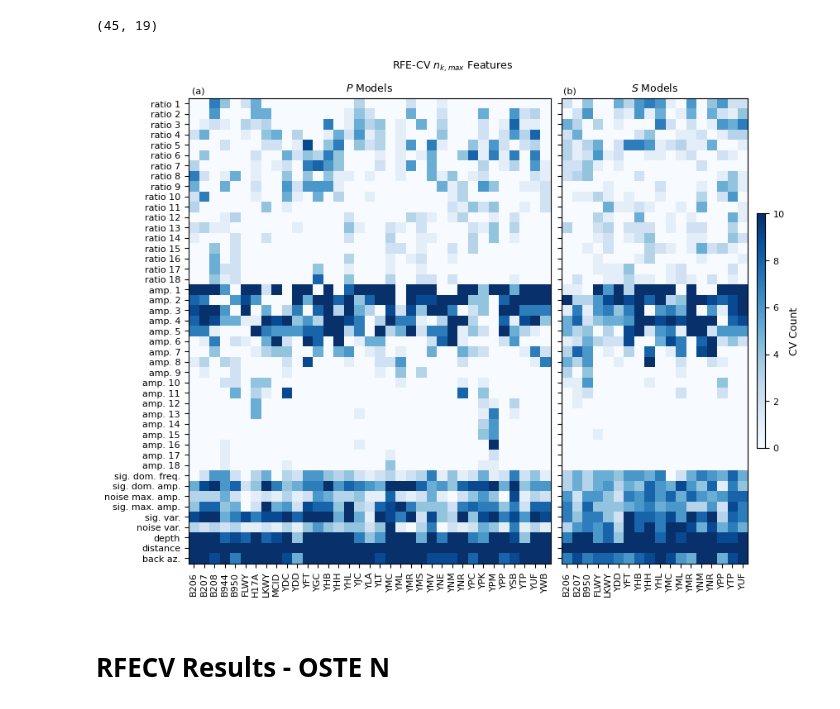
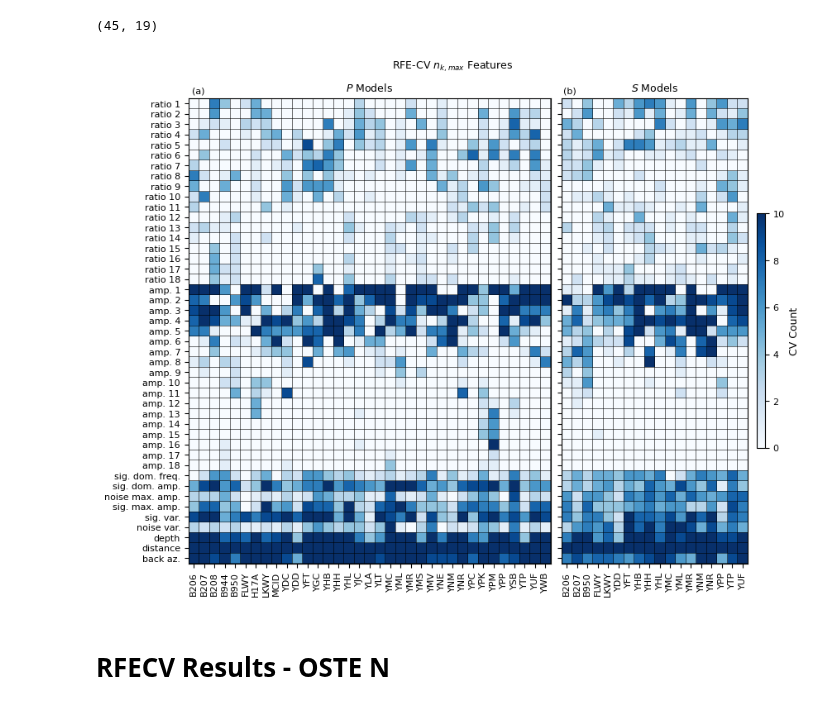
Before and after one commit to armstrong06/featmag, a Jupyter notebook: notebooks_feature_selection/combinePandSFeatureSelectionHeatmaps.ipynb, the cells around one changed output. Cells and saved outputs as stored; diff of their text form; code cells hidden in the pictures.

```diff
--- a/notebooks_feature_selection/combinePandSFeatureSelectionHeatmaps.ipynb
+++ b/notebooks_feature_selection/combinePandSFeatureSelectionHeatmaps.ipynb
@@ -45,12 +46,14 @@ plotting.set_default_fontsizes(SMALL_SIZE=8, MEDIUM_SIZE=9)
 # %%
 plotting.plot_feature_heatmaps_sidebyside(p_rfecv_best, s_rfecv_best,
                         colorbarlabel='CV Count',
                         figsize=(8.5, 6.6),
                         fontsize=None,
                         title='RFE-CV $\it{n}_{k,max}$ Features',
-                        savefigname='../figures/feats_heatmaps_RFECV_best.png')
+                        lines=True,
+                        colormap=cm.Blues,
+                        savefigname='../figures/feats_heatmaps_RFECV_best_lines.png')
 # %% [output]
-[figure, old version]
+[figure, new version]
 # %% [markdown]
 # RFECV Results - OSTE N
 # %%
```
Also changed, not shown: parts of 5 cells of this notebook, 6 other files.
